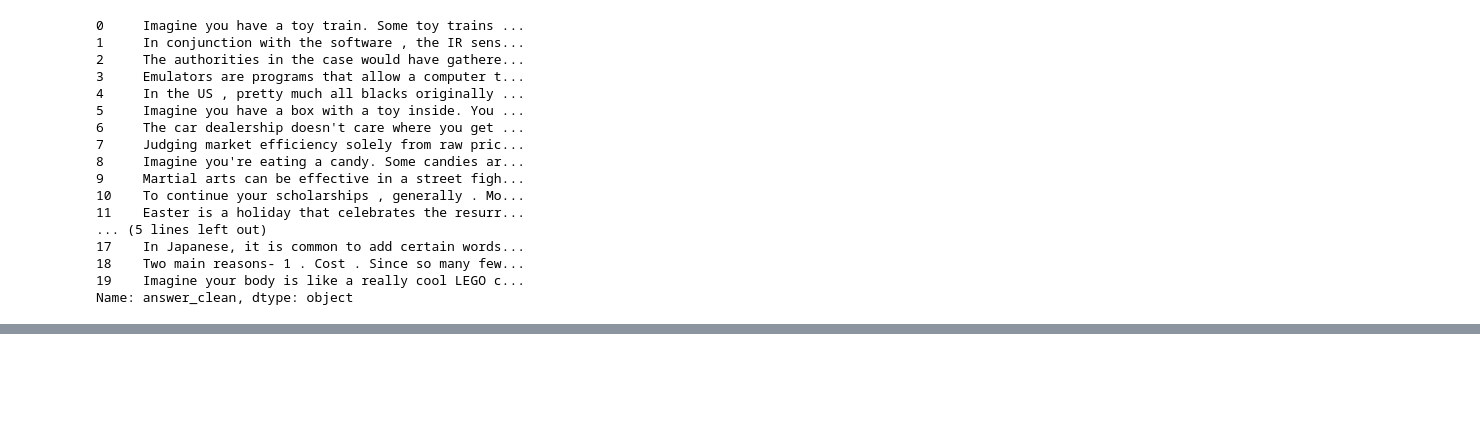
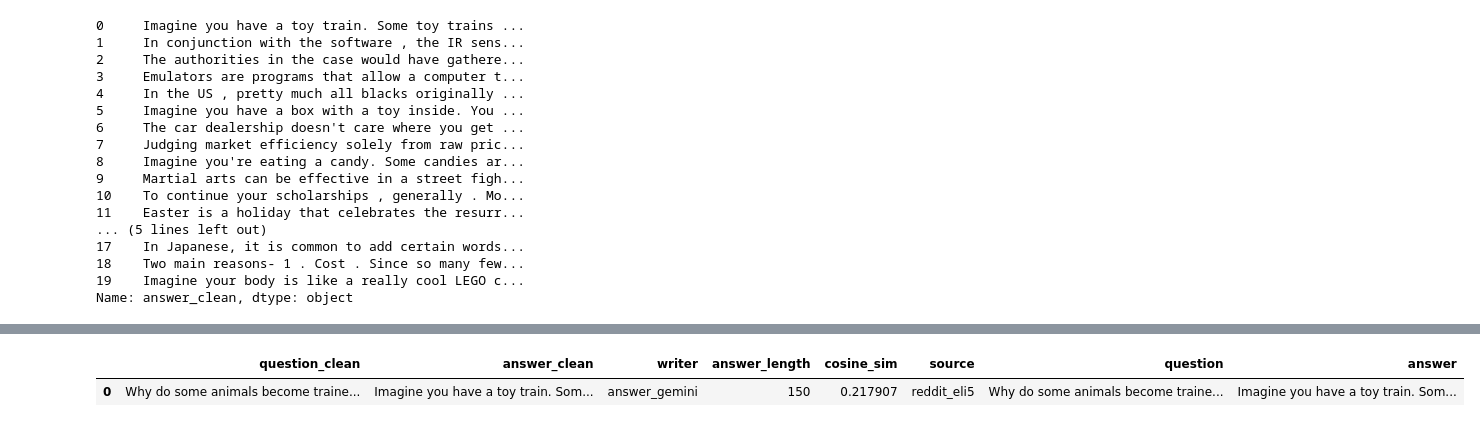
Before and after one commit to Idokopilov/magshimim-final-project, a Jupyter notebook: basedgabiEDA.ipynb, the cells around one changed output, grey strips where cells are left out. Saved outputs shown, nothing was run; the diff lists cells and outputs as text; code cells hidden in the pictures; blank space fills up the shorter version.

```diff
--- a/basedgabiEDA.ipynb
+++ b/basedgabiEDA.ipynb
@@ -118,0 +123,17 @@ plt.show()
+# %%
+df = df[
+    [
+        'question_clean',
+        'answer_clean',
+        'writer',
+        'answer_length',
+        'cosine_sim',
+        'source',
+        'question',
+        'answer'
+    ]
+]
+df.head(1)
+# %% [output]
+|  | question_clean | answer_clean | writer | answer_length | cosine_sim | source | question | answer |
+| 0 | Why do some animals become traine... | Imagine you have a toy train. Som... | answer_gemini | 150 | 0.217907 | reddit_eli5 | Why do some animals become traine... | Imagine you have a toy train. Som... |
```
Also changed, not shown: parts of 13 cells of this notebook.
